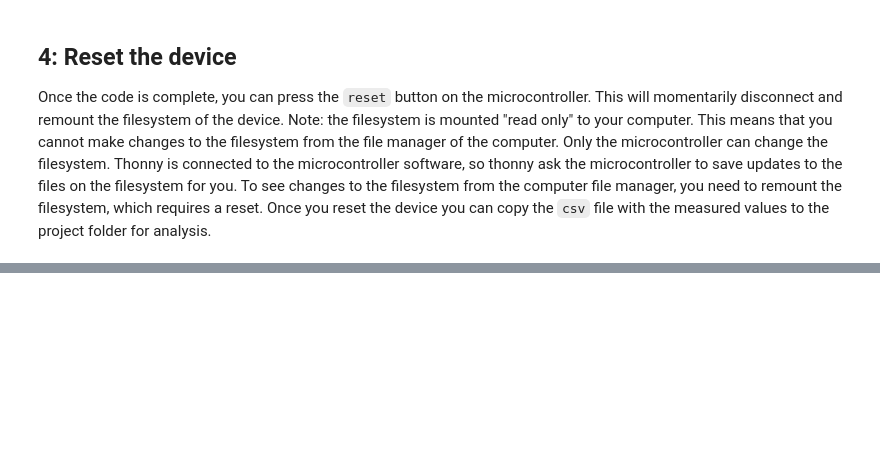
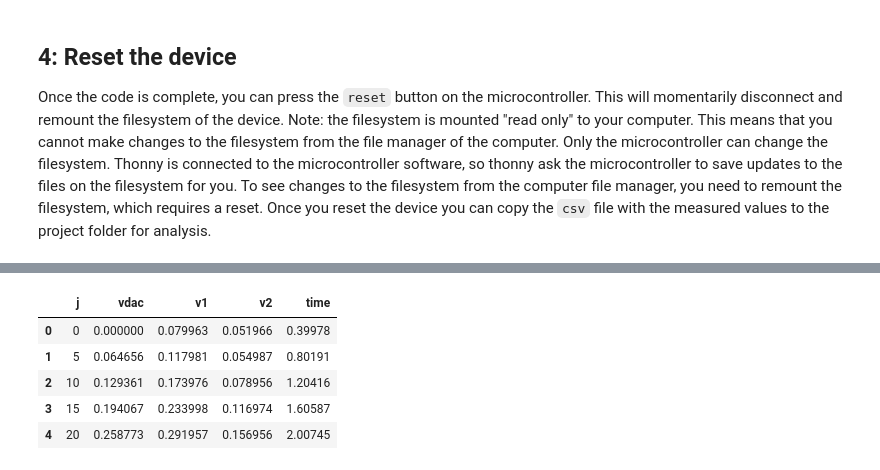
Before and after one commit to 202420-PHYS-230/P1_CollectingData, a Jupyter notebook: ControlAndMeasure.ipynb, the cells around one changed output, grey strips where cells are left out. Saved outputs shown, nothing was run; the diff lists cells and outputs as text; code cells hidden in the pictures; blank space fills up the shorter version.

```diff
--- a/ControlAndMeasure.ipynb
+++ b/ControlAndMeasure.ipynb
@@ -98,0 +103,13 @@ Once the code is complete, you can press the `reset` button on the microcontroll
+# %%
+import pandas as pd
+import matplotlib.pyplot as plt
+
+df_resist = pd.read_csv('data/sample_data/starter.csv')
+df_resist.head()
+# %% [output]
+|  | j | vdac | v1 | v2 | time |
+| 0 | 0 | 0.000000 | 0.079963 | 0.051966 | 0.39978 |
+| 1 | 5 | 0.064656 | 0.117981 | 0.054987 | 0.80191 |
+| 2 | 10 | 0.129361 | 0.173976 | 0.078956 | 1.20416 |
+| 3 | 15 | 0.194067 | 0.233998 | 0.116974 | 1.60587 |
+| 4 | 20 | 0.258773 | 0.291957 | 0.156956 | 2.00745 |
```
Also changed, not shown: parts of 8 cells of this notebook, 4 other files.
